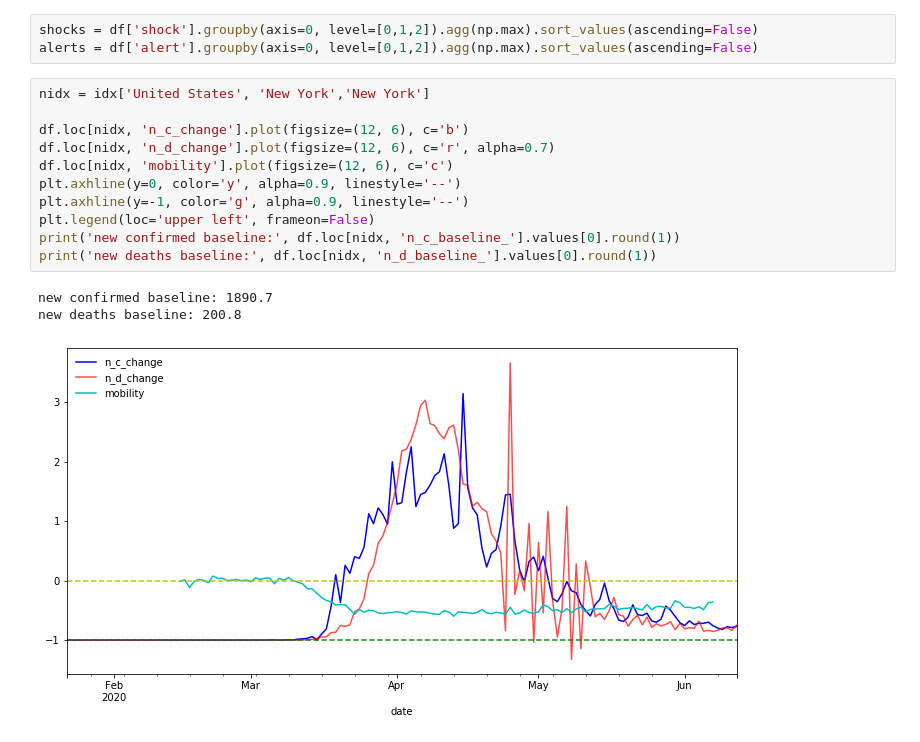
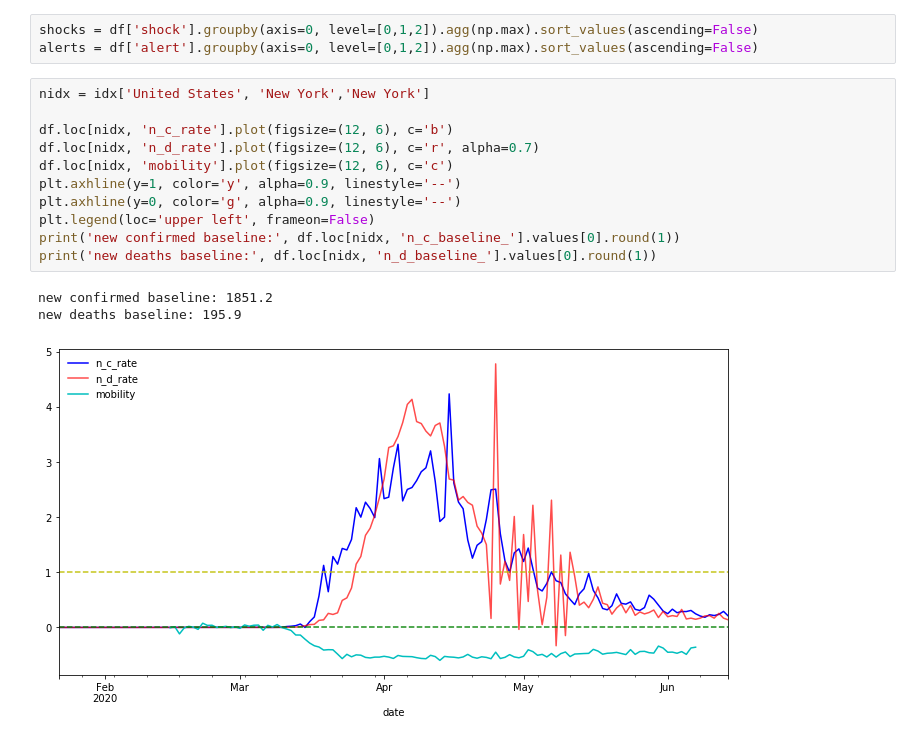
Before and after one commit to abtinkd/covid19, a Jupyter notebook: data-exploration.ipynb, the cells around one changed output. Cells and saved outputs as stored; diff of their text form.

```diff
--- a/data-exploration.ipynb
+++ b/data-exploration.ipynb
@@ -433,15 +433,15 @@ alerts = df['alert'].groupby(axis=0, level=[0,1,2]).agg(np.max).sort_values(asce
 # %%
 nidx = idx['United States', 'New York','New York']
 
-df.loc[nidx, 'n_c_change'].plot(figsize=(12, 6), c='b')
-df.loc[nidx, 'n_d_change'].plot(figsize=(12, 6), c='r', alpha=0.7)
+df.loc[nidx, 'n_c_rate'].plot(figsize=(12, 6), c='b')
+df.loc[nidx, 'n_d_rate'].plot(figsize=(12, 6), c='r', alpha=0.7)
 df.loc[nidx, 'mobility'].plot(figsize=(12, 6), c='c')
-plt.axhline(y=0, color='y', alpha=0.9, linestyle='--')
-plt.axhline(y=-1, color='g', alpha=0.9, linestyle='--')
+plt.axhline(y=1, color='y', alpha=0.9, linestyle='--')
+plt.axhline(y=0, color='g', alpha=0.9, linestyle='--')
 plt.legend(loc='upper left', frameon=False)
 print('new confirmed baseline:', df.loc[nidx, 'n_c_baseline_'].values[0].round(1))
 print('new deaths baseline:', df.loc[nidx, 'n_d_baseline_'].values[0].round(1))
 # %% [output]
-new confirmed baseline: 1890.7
-new deaths baseline: 200.8
+new confirmed baseline: 1851.2
+new deaths baseline: 195.9
-[figure, old version]
+[figure, new version]
```
Also changed, not shown: parts of 26 cells of this notebook.
